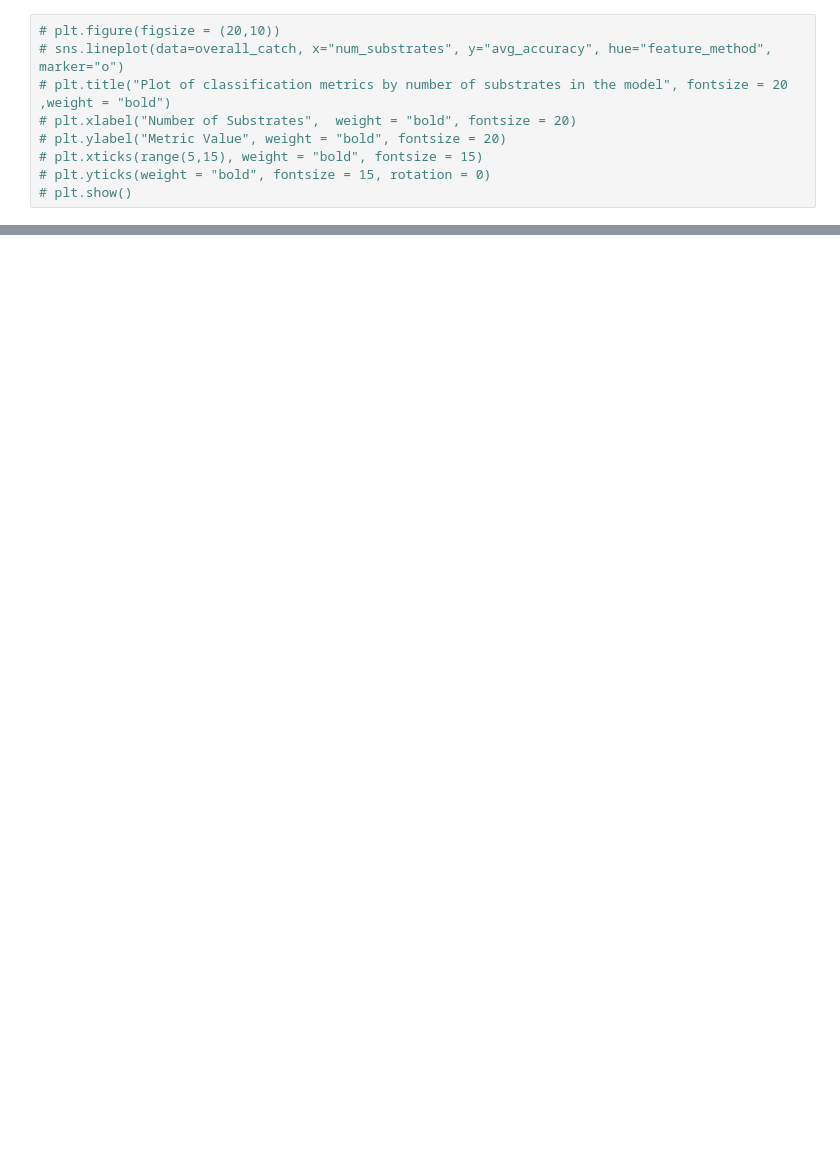
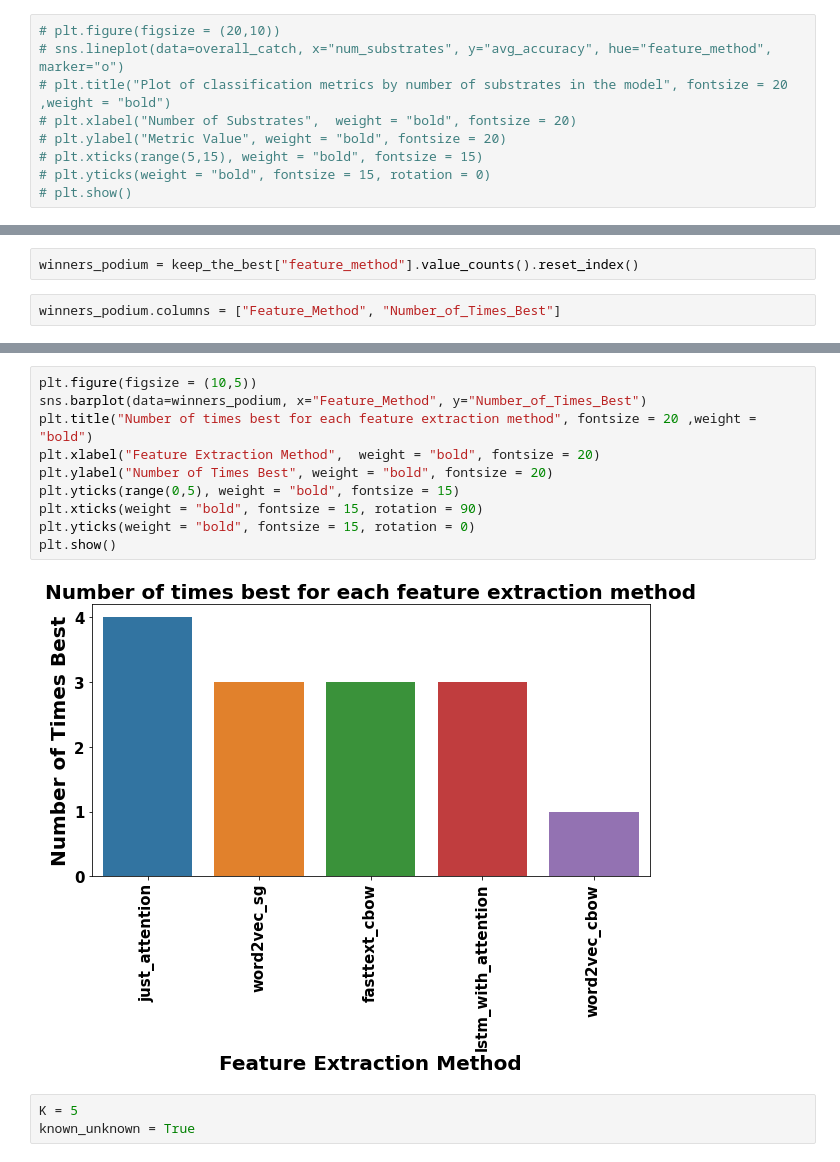
Before and after one commit to Ved-Piyush/subFinder, a Jupyter notebook: Usage_Scripts/how_many_k.ipynb, the cells around one changed output, grey strips where cells are left out. Saved outputs shown, nothing was run; the diff lists cells and outputs as text; blank space fills up the shorter version.

```diff
--- a/Usage_Scripts/how_many_k.ipynb
+++ b/Usage_Scripts/how_many_k.ipynb
@@ -267,0 +460,4 @@ plt.show()
+# %%
+winners_podium = keep_the_best["feature_method"].value_counts().reset_index()
+# %%
+winners_podium.columns = ["Feature_Method", "Number_of_Times_Best"]
@@ -267,0 +473,15 @@ plt.show()
+# %%
+plt.figure(figsize = (10,5))
+sns.barplot(data=winners_podium, x="Feature_Method", y="Number_of_Times_Best")
+plt.title("Number of times best for each feature extraction method", fontsize = 20 ,weight = "bold")
+plt.xlabel("Feature Extraction Method",  weight = "bold", fontsize = 20)
+plt.ylabel("Number of Times Best", weight = "bold", fontsize = 20)
+plt.yticks(range(0,5), weight = "bold", fontsize = 15)
+plt.xticks(weight = "bold", fontsize = 15, rotation = 90)
+plt.yticks(weight = "bold", fontsize = 15, rotation = 0)
+plt.show()
+# %% [output]
+[figure, added]
+# %%
+K = 5
+known_unknown = True
```
Also changed, not shown: parts of 70 cells of this notebook, 10 other files.
